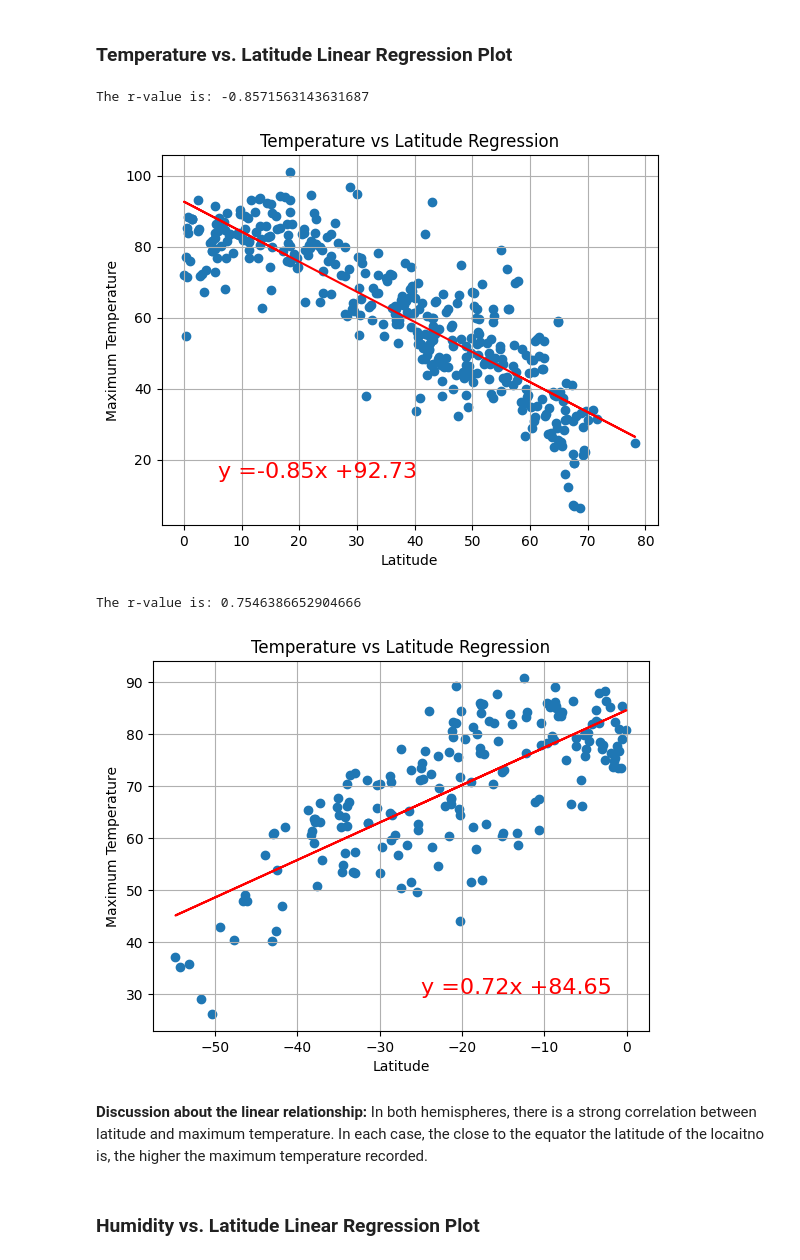
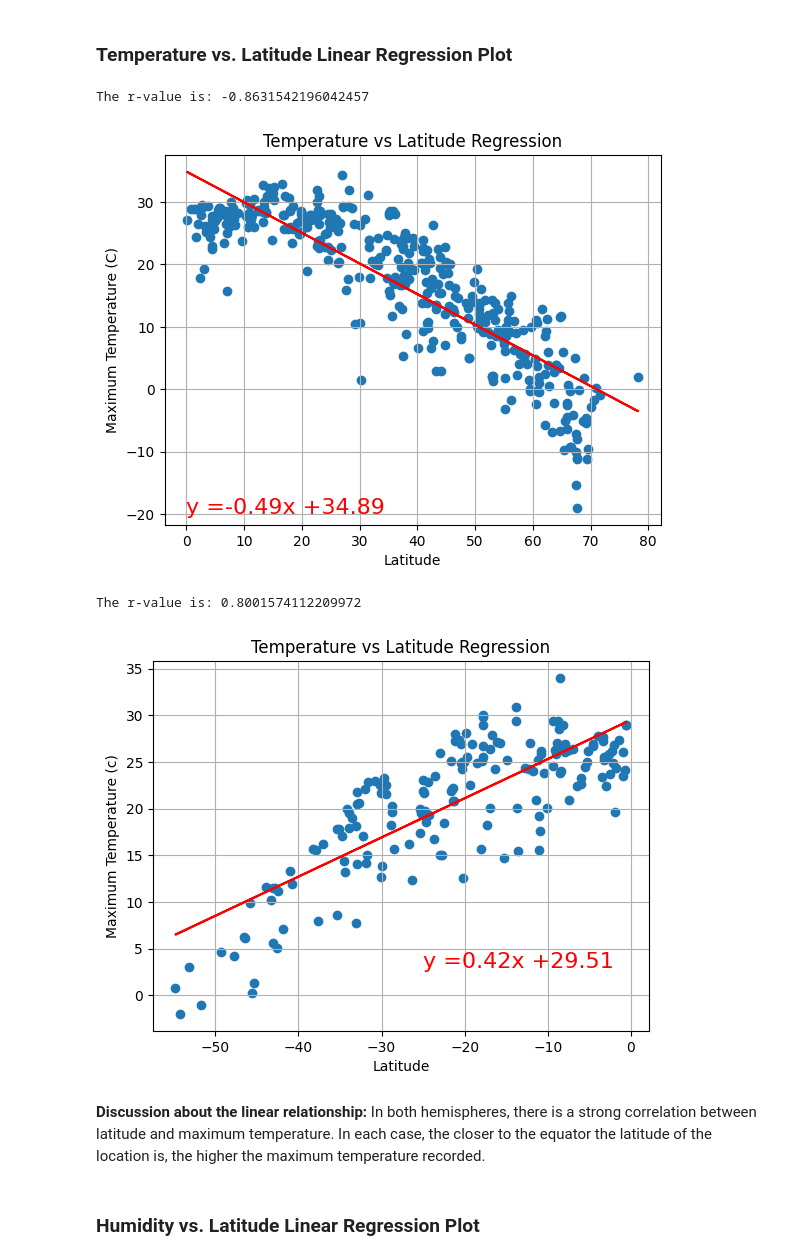
Before and after one commit to azmedtech/python-api-challenge, a Jupyter notebook: WeatherPy/WeatherPy.ipynb, the cells around one changed output. Saved outputs shown, nothing was run; the diff lists cells and outputs as text; code cells hidden in the pictures.

```diff
--- a/WeatherPy/WeatherPy.ipynb
+++ b/WeatherPy/WeatherPy.ipynb
@@ -328,23 +328,23 @@ southern_hemi_df.head()
 # %%
 # Linear regression on Northern Hemisphere
 x_values = northern_hemi_df["Lat"]
 y_values = northern_hemi_df["Max Temp"]
 
-plot_lin_reg(x_values, y_values, "Maximum Temperature", (6, 15), "Temperature vs Latitude Regression")
+plot_lin_reg(x_values, y_values, "Maximum Temperature (C)", (0, -20), "Temperature vs Latitude Regression")
 # %% [output]
-The r-value is: -0.8571563143631687
+The r-value is: -0.8631542196042457
-[figure, old version]
+[figure, new version]
 # %%
 # Linear regression on Southern Hemisphere
 x_values = southern_hemi_df["Lat"]
 y_values = southern_hemi_df["Max Temp"]
 
-plot_lin_reg(x_values, y_values, "Maximum Temperature", (-25, 30), "Temperature vs Latitude Regression")
+plot_lin_reg(x_values, y_values, "Maximum Temperature (c)", (-25, 3), "Temperature vs Latitude Regression")
 # %% [output]
-The r-value is: 0.7546386652904666
+The r-value is: 0.8001574112209972
-[figure, old version]
+[figure, new version]
 # %% [markdown]
-**Discussion about the linear relationship:** In both hemispheres, there is a strong correlation between latitude and maximum temperature. In each case, the close to the equator the latitude of the locaitno is, the higher the maximum temperature recorded.
+**Discussion about the linear relationship:** In both hemispheres, there is a strong correlation between latitude and maximum temperature. In each case, the closer to the equator the latitude of the location is, the higher the maximum temperature recorded.
 # %% [markdown]
 ### Humidity vs. Latitude Linear Regression Plot
 # %%
```
Also changed, not shown: parts of 17 cells of this notebook, 6 other files.
